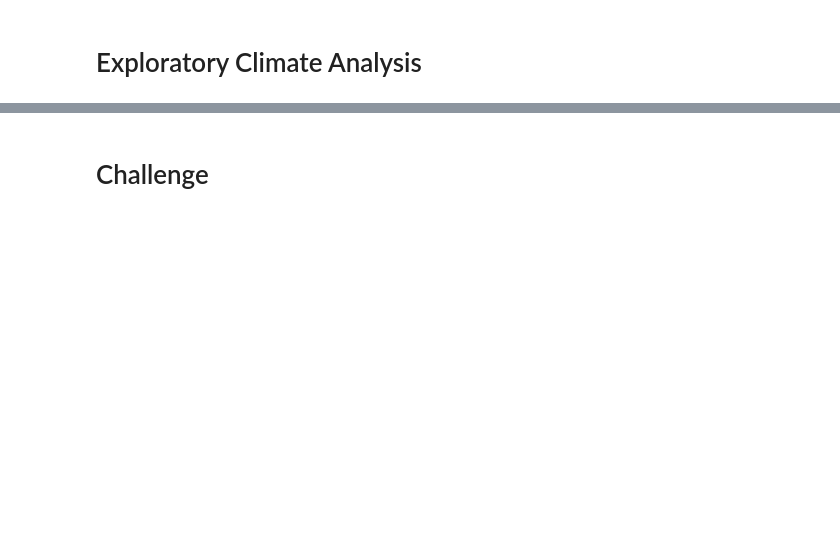
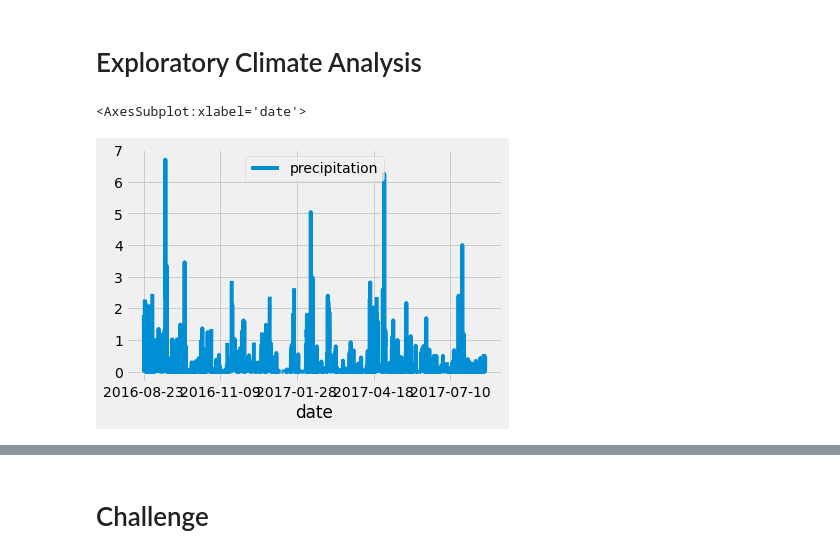
Before and after one commit to katiarp/surfs_up, a Jupyter notebook: climate_analysis.ipynb, the cells around one changed output, grey strips where cells are left out. Saved outputs shown, nothing was run; the diff lists cells and outputs as text; code cells hidden in the pictures; blank space fills up the shorter version.

Commit message:
Plotted data and created summary statistics

```diff
--- a/climate_analysis.ipynb
+++ b/climate_analysis.ipynb
@@ -37,0 +49,2 @@ session=Session(engine)
+# %%
+results = session.query(Measurement.date, Measurement.prcp).filter(Measurement.date >= prev_year).all()
@@ -37,0 +55,4 @@ session=Session(engine)
+# %%
+#Save results as a DataFrame. Provide our results variable as one parameter and specify the column names as our second parameter
+df= pd.DataFrame(results, columns =['date','precipitation'])
+df.head()
@@ -37,0 +66,5 @@ session=Session(engine)
+# %%
+#use set index() function We can use the variable inplace to specify whether or not
+#we want to create a new DataFrame.
+df.set_index(df['date'], inplace=True)
+print(df)
@@ -37,0 +107,3 @@ session=Session(engine)
+# %%
+df= df.sort_index()
+df
@@ -40,15 +147,15 @@ session=Session(engine)
 # %%
 # Design a query to retrieve the last 12 months of precipitation data and plot the results.
 #Starting from the last data point in the database.
-
 # Calculate the date one year from the last date in data set.
-
 # Perform a query to retrieve the data and precipitation scores
-
 # Save the query results as a Pandas DataFrame and set the index to the date column
-
 # Sort the dataframe by date
 
 # Use Pandas Plotting with Matplotlib to plot the data
+df.plot()
+# %% [output]
+<AxesSubplot:xlabel='date'>
+[figure, added]
 # %%
 # Use Pandas to calcualte the summary statistics for the precipitation data
```
Also changed, not shown: parts of 11 cells of this notebook.
